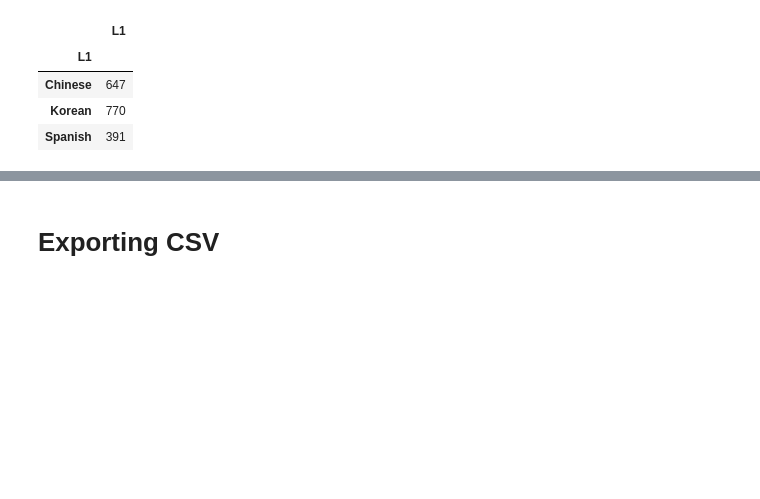
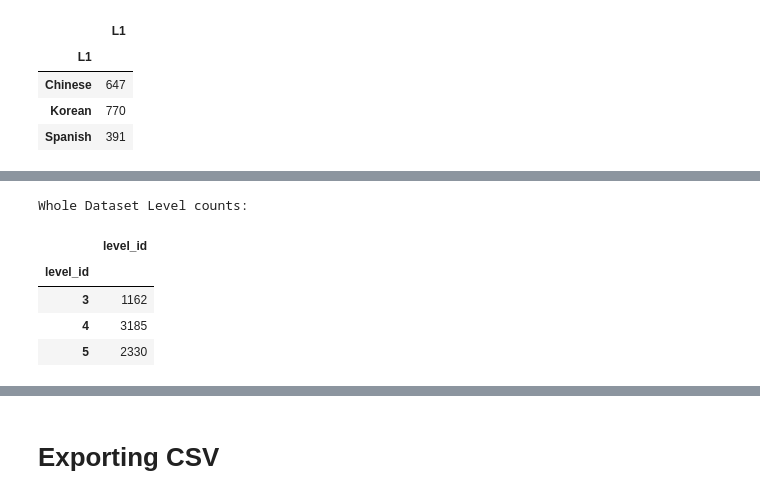
Before and after one commit to mencer456/LRDC-Research, a Jupyter notebook: Gathering Data for CSV Export.ipynb, the cells around one changed output, grey strips where cells are left out. Cells and saved outputs as stored; diff of their text form; code cells hidden in the pictures; blank space fills up the shorter version.

```diff
--- a/Gathering Data for CSV Export.ipynb
+++ b/Gathering Data for CSV Export.ipynb
@@ -559,0 +609,10 @@ sp.groupby(['L1']).agg({'L1':'count'})
+# %%
+print("Whole Dataset Level counts:")
+final.groupby(['level_id']).agg({'level_id':'count'})
+# %% [output]
+Whole Dataset Level counts:
+|  | level_id |
+| level_id |  |
+| 3 | 1162 |
+| 4 | 3185 |
+| 5 | 2330 |
```
Also changed, not shown: parts of 4 cells of this notebook, 1 other file.
